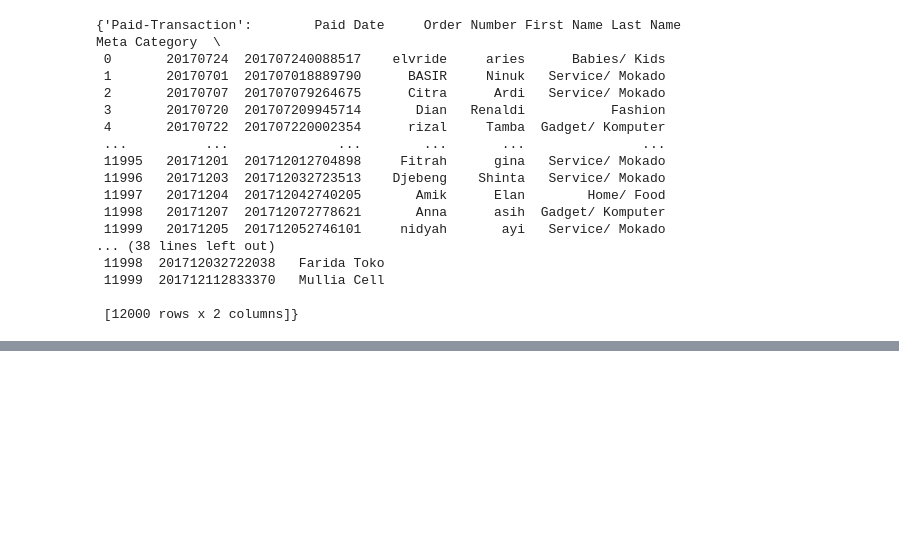
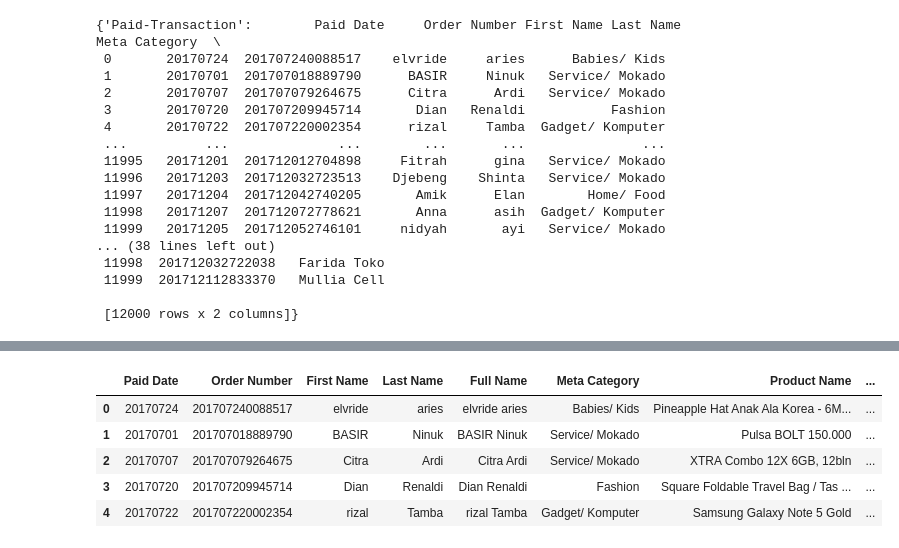
Before and after one commit to viraav/lpsimple156039, a Jupyter notebook: module2-loadingdata/LS_DS_112_Loading_Data_Assignment.ipynb, the cells around one changed output, grey strips where cells are left out. Cells and saved outputs as stored; diff of their text form; code cells hidden in the pictures; blank space fills up the shorter version.

```diff
--- a/module2-loadingdata/LS_DS_112_Loading_Data_Assignment.ipynb
+++ b/module2-loadingdata/LS_DS_112_Loading_Data_Assignment.ipynb
@@ -57,0 +128,24 @@ sheet_df
+# %%
+# Get the current list of columns
+cols = df.columns.tolist()
+
+# Remove the 'Full Name' column from the list
+cols.remove('Full Name')
+
+# Find the index of the 'Last Name' column
+last_name_index = cols.index('Last Name')
+
+# Insert 'Full Name' after 'Last Name'
+cols.insert(last_name_index + 1, 'Full Name')
+
+# Reindex the DataFrame with the new column order
+df = df[cols]
+
+display(df.head())
+# %% [output]
+|  | Paid Date | Order Number | First Name | Last Name | Full Name | Meta Category | Product Name | ... |
+| 0 | 20170724 | 201707240088517 | elvride | aries | elvride aries | Babies/ Kids | Pineapple Hat Anak Ala Korea - 6M... | ... |
+| 1 | 20170701 | 201707018889790 | BASIR | Ninuk | BASIR Ninuk | Service/ Mokado | Pulsa BOLT 150.000 | ... |
+| 2 | 20170707 | 201707079264675 | Citra | Ardi | Citra Ardi | Service/ Mokado | XTRA Combo 12X 6GB, 12bln | ... |
+| 3 | 20170720 | 201707209945714 | Dian | Renaldi | Dian Renaldi | Fashion | Square Foldable Travel Bag / Tas ... | ... |
+| 4 | 20170722 | 201707220002354 | rizal | Tamba | rizal Tamba | Gadget/ Komputer | Samsung Galaxy Note 5 Gold | ... |
```
Also changed, not shown: parts of 15 cells of this notebook.
